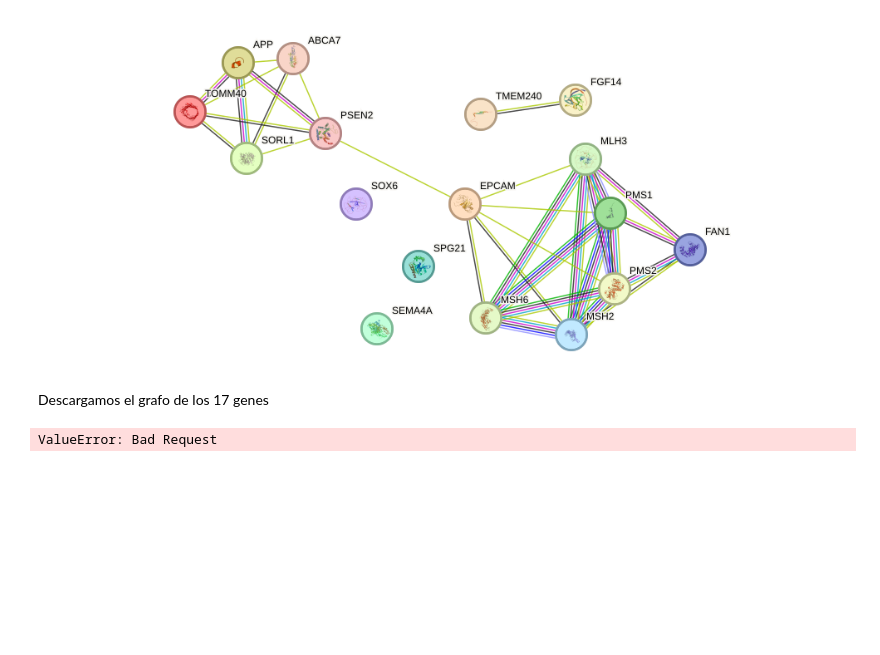
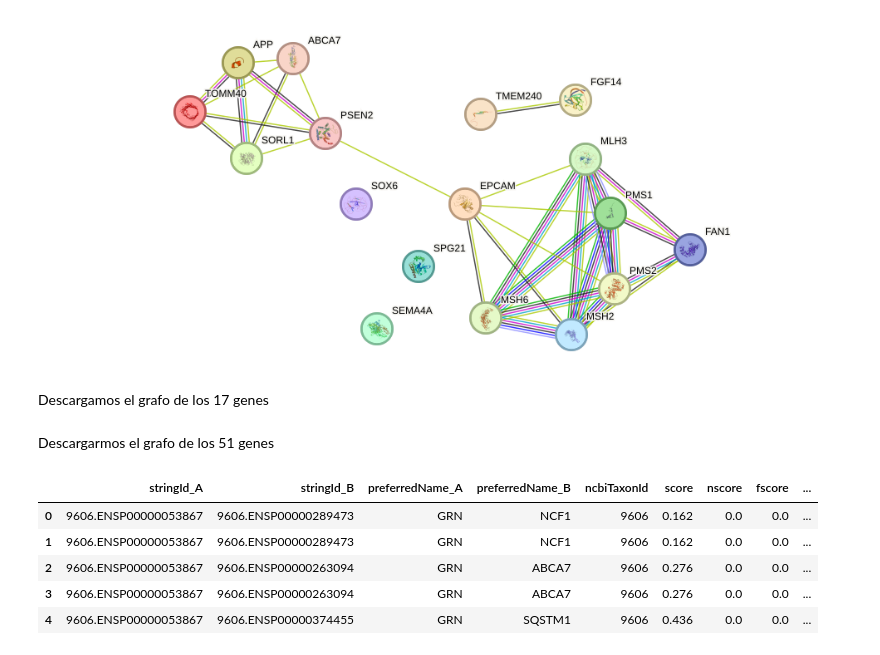
Before and after one commit to nmartinser/HPO_Dysgraphia, a Jupyter notebook: code/buscar_un_hpo_para.ipynb, the cells around one changed output. Saved outputs shown, nothing was run; the diff lists cells and outputs as text; code cells hidden in the pictures; blank space fills up the shorter version.

```diff
--- a/code/buscar_un_hpo_para.ipynb
+++ b/code/buscar_un_hpo_para.ipynb
@@ -135,8 +135,21 @@ Requesting to https://string-db.org/api/image/network?identifiers=SPG21%0dSORL1%
 # %% [markdown]
 Descargamos el grafo de los 17 genes
 # %%
-genes = filtered_rows['gene_symbol'].tolist()
+genes = set(filtered_rows['gene_symbol'].tolist())
 enrichment_df = stringdb.get_network(genes, required_score=400, species=9606)
 enrichment_df.to_csv("grafo_17_genes.csv", sep='\t', index=False)
-# %% [output]
-ValueError: Bad Request
+# %% [markdown]
+Descargarmos el grafo de los 51 genes
+# %%
+genes = set(dysgraphia_genes_df['gene_symbol'].tolist())
+enrichment_df = stringdb.get_network(genes, required_score=100, species=9606)
+enrichment_df.to_csv("grafo_51_genes.csv", sep='\t', index=False)
+# %%
+enrichment_df.head()
+# %% [output]
+|  | stringId_A | stringId_B | preferredName_A | preferredName_B | ncbiTaxonId | score | nscore | fscore | ... |
+| 0 | 9606.ENSP00000053867 | 9606.ENSP00000289473 | GRN | NCF1 | 9606 | 0.162 | 0.0 | 0.0 | ... |
+| 1 | 9606.ENSP00000053867 | 9606.ENSP00000289473 | GRN | NCF1 | 9606 | 0.162 | 0.0 | 0.0 | ... |
+| 2 | 9606.ENSP00000053867 | 9606.ENSP00000263094 | GRN | ABCA7 | 9606 | 0.276 | 0.0 | 0.0 | ... |
+| 3 | 9606.ENSP00000053867 | 9606.ENSP00000263094 | GRN | ABCA7 | 9606 | 0.276 | 0.0 | 0.0 | ... |
+| 4 | 9606.ENSP00000053867 | 9606.ENSP00000374455 | GRN | SQSTM1 | 9606 | 0.436 | 0.0 | 0.0 | ... |
```
Also changed, not shown: parts of 2 cells of this notebook, 11 other files.
